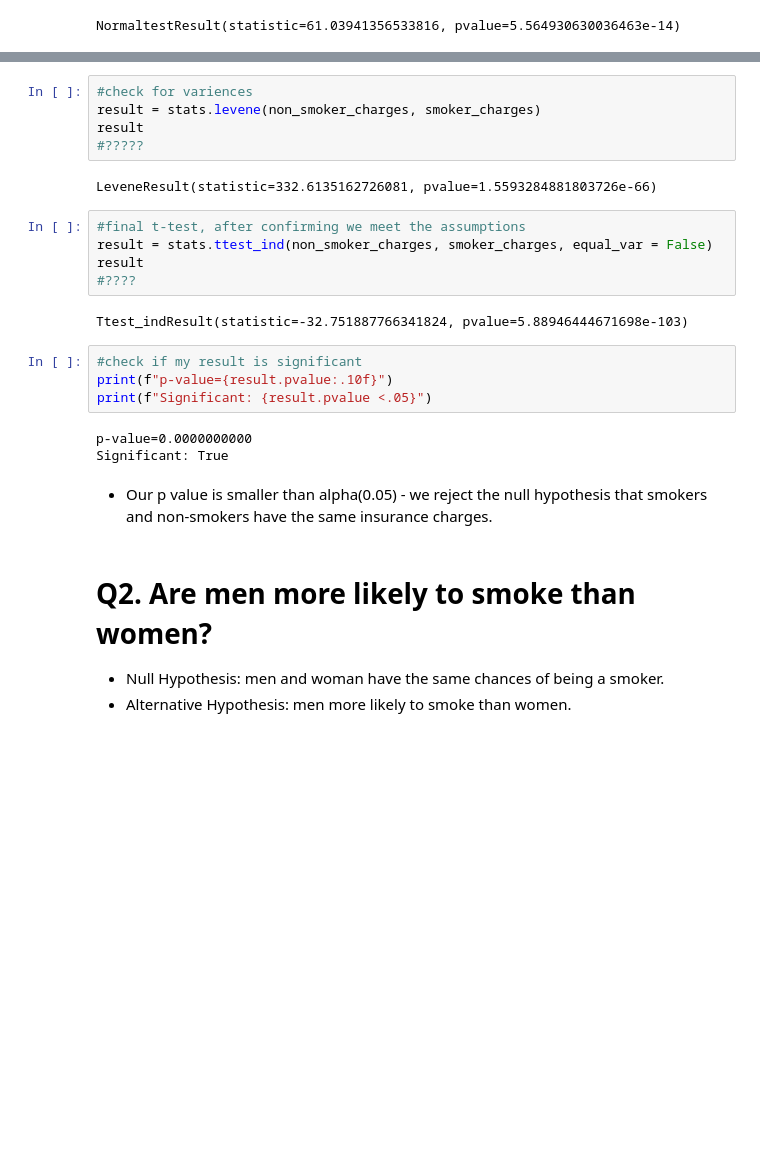
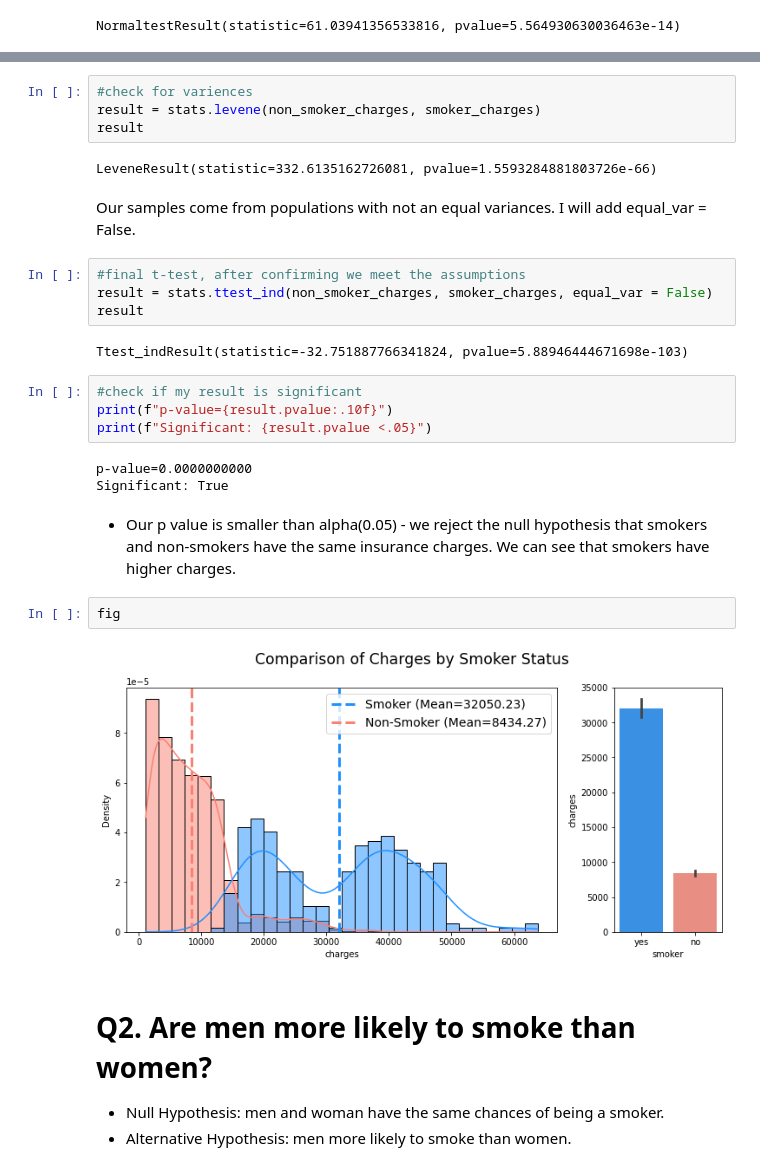
Before and after one commit to AliyevaO/data-enrichment, a Jupyter notebook: Distribution and Hypotheses/Hypothesis Testing with Insurance Data /Hypothesis Testing with Insurance Data .ipynb, the cells around one changed output, grey strips where cells are left out. Saved outputs shown, nothing was run; the diff lists cells and outputs as text; blank space fills up the shorter version.

```diff
--- a/Distribution and Hypotheses/Hypothesis Testing with Insurance Data /Hypothesis Testing with Insurance Data .ipynb
+++ b/Distribution and Hypotheses/Hypothesis Testing with Insurance Data /Hypothesis Testing with Insurance Data .ipynb
@@ -135,14 +134,14 @@ NormaltestResult(statistic=61.03941356533816, pvalue=5.564930630036463e-14)
 #check for variences
 result = stats.levene(non_smoker_charges, smoker_charges)
 result
-#?????
 # %% [output]
 LeveneResult(statistic=332.6135162726081, pvalue=1.5593284881803726e-66)
+# %% [markdown]
+Our samples come from populations with not an equal variances. I will add equal_var = False.
 # %%
 #final t-test, after confirming we meet the assumptions
 result = stats.ttest_ind(non_smoker_charges, smoker_charges, equal_var = False)
 result
-#????
 # %% [output]
 Ttest_indResult(statistic=-32.751887766341824, pvalue=5.88946444671698e-103)
 # %%
@@ -153,7 +152,11 @@ print(f"Significant: {result.pvalue <.05}")
 p-value=0.0000000000
 Significant: True
 # %% [markdown]
-* Our p value is smaller than alpha(0.05) - we reject the null hypothesis that smokers and non-smokers have the same insurance charges.
+* Our p value is smaller than alpha(0.05) - we reject the null hypothesis that smokers and non-smokers have the same insurance charges. We can see that smokers have higher charges.
+# %%
+fig
+# %% [output]
+[figure, added]
 # %% [markdown]
 # Q2. Are men more likely to smoke than women?
 * Null Hypothesis: men and woman have the same chances of being a smoker.
```
Also changed, not shown: parts of 13 cells of this notebook.
